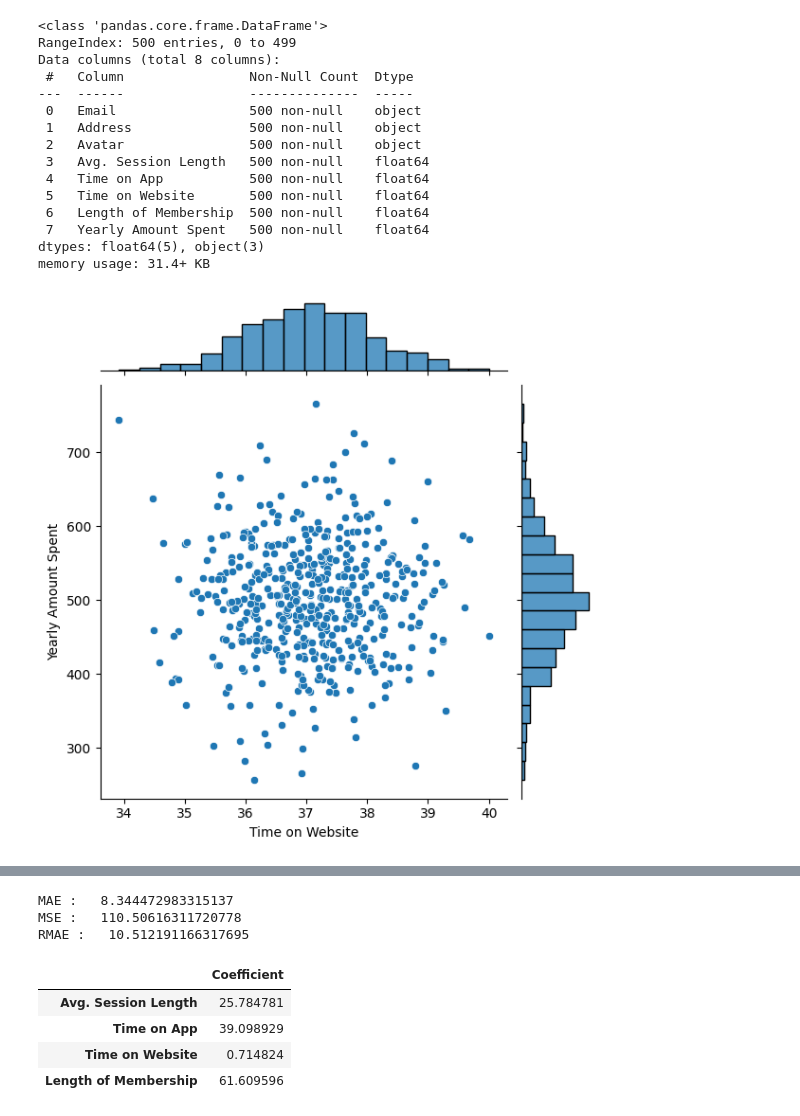
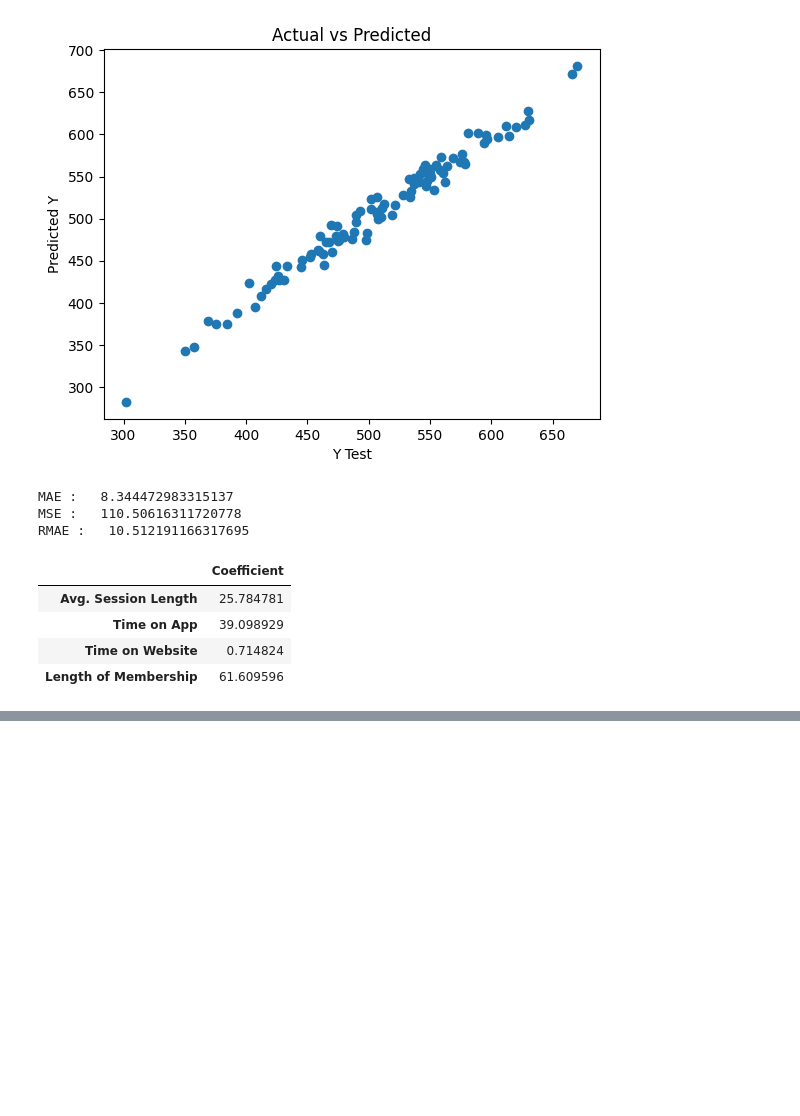
Before and after one commit to GAL-ThanhVanNhat/Exercise-3-Mon_Jan-13-2025, a Jupyter notebook: exercise3-2.ipynb, the cells around one changed output, grey strips where cells are left out. Cells and saved outputs as stored; diff of their text form; code cells hidden in the pictures; blank space fills up the shorter version.

Commit message:
split

```diff
--- a/exercise3-2.ipynb
+++ b/exercise3-2.ipynb
@@ -1,69 +44,47 @@
 # %%
-import numpy as np
+#Step 1: Import Necessary Dependencies
 import pandas as pd
-import matplotlib.pyplot as plt
 %matplotlib inline
 import seaborn as sns
-from sklearn.model_selection import train_test_split
-from sklearn.linear_model import LinearRegression
-from sklearn import metrics
 
-
+#Step 2: Study the Data
+#Step 3: Read and Load the Dataset
 customer_data = pd.read_csv("Ecommerce-Customers.csv")
-customer_data.head()
-
-customer_data.describe()
-
-customer_data.info()
-
-sns.jointplot(x="Time on Website", y="Yearly Amount Spent", data=customer_data)
-
-sns.jointplot(x="Time on App", y="Yearly Amount Spent", data=customer_data)
-
-sns.lmplot(x="Length of Membership", y="Yearly Amount Spent", data=customer_data)
-sns.pairplot(customer_data)
 
 X = customer_data[['Avg. Session Length', 'Time on App', 'Time on Website', 'Length of Membership']]
 y = customer_data['Yearly Amount Spent']
 
 X_train, X_test, y_train, y_test = train_test_split(X, y, test_size=0.20, random_state=105)
 lr_model = LinearRegression()
 lr_model.fit(X_train,y_train)
 
 
 LinearRegression(copy_X=True, fit_intercept=True, n_jobs=None)
 lr_model.coef_
 
 predictions = lr_model.predict(X_test)
 plt.scatter(y_test,predictions)
 plt.xlabel('Y Test')
 plt.ylabel('Predicted Y')
 plt.title('Actual vs Predicted')
 plt.show()
 
 print('MAE :'," ", metrics.mean_absolute_error(y_test,predictions))
 print('MSE :'," ", metrics.mean_squared_error(y_test,predictions))
 print('RMAE :'," ", np.sqrt(metrics.mean_squared_error(y_test,predictions)))
 
 sns.histplot(y_test - predictions,bins=50,  kde=True)
 #sns.distplot(y_test - predictions,bins=50,)
 coefficient = pd.DataFrame(lr_model.coef_,X.columns)
 coefficient.columns = ['Coefficient']
 coefficient
 # %% [output]
+[figure, new version]
-<class 'pandas.core.frame.DataFrame'>
-RangeIndex: 500 entries, 0 to 499
-Data columns (total 8 columns):
- #   Column                Non-Null Count  Dtype
----  ------                --------------  -----
- 0   Email                 500 non-null    object
- 1   Address               500 non-null    object
- 2   Avatar                500 non-null    object
- 3   Avg. Session Length   500 non-null    float64
- 4   Time on App           500 non-null    float64
- 5   Time on Website       500 non-null    float64
- 6   Length of Membership  500 non-null    float64
- 7   Yearly Amount Spent   500 non-null    float64
-dtypes: float64(5), object(3)
-memory usage: 31.4+ KB
+MAE :   8.344472983315137
+MSE :   110.50616311720778
+RMAE :   10.512191166317695
-[figure, old version]
+|  | Coefficient |
+| Avg. Session Length | 25.784781 |
+| Time on App | 39.098929 |
+| Time on Website | 0.714824 |
+| Length of Membership | 61.609596 |
@@ -73,8 +91,0 @@ memory usage: 31.4+ KB
-MAE :   8.344472983315137
-MSE :   110.50616311720778
-RMAE :   10.512191166317695
-|  | Coefficient |
-| Avg. Session Length | 25.784781 |
-| Time on App | 39.098929 |
-| Time on Website | 0.714824 |
-| Length of Membership | 61.609596 |
```
Also changed, not shown: parts of 2 cells of this notebook.
